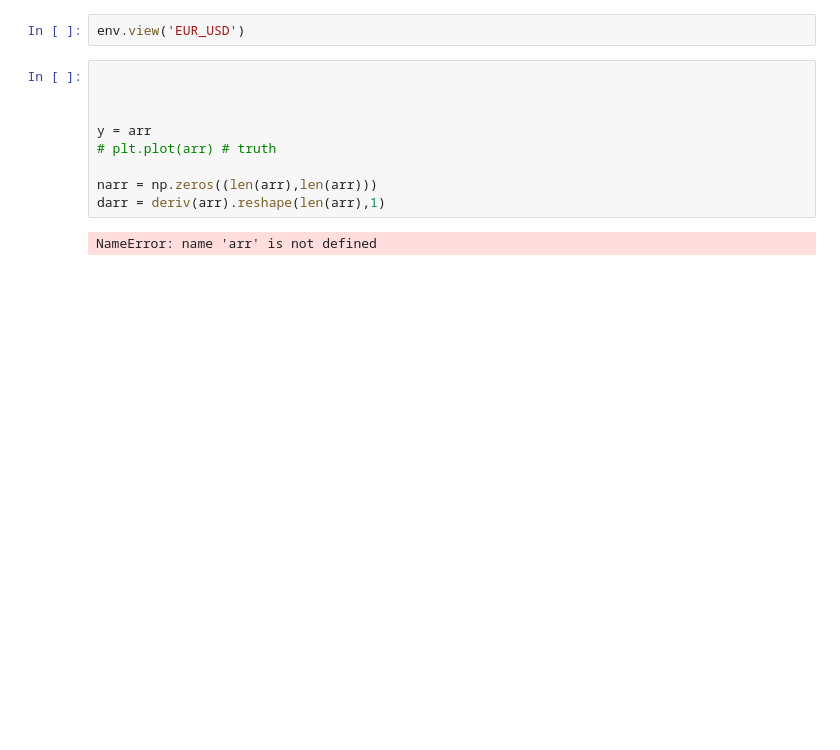
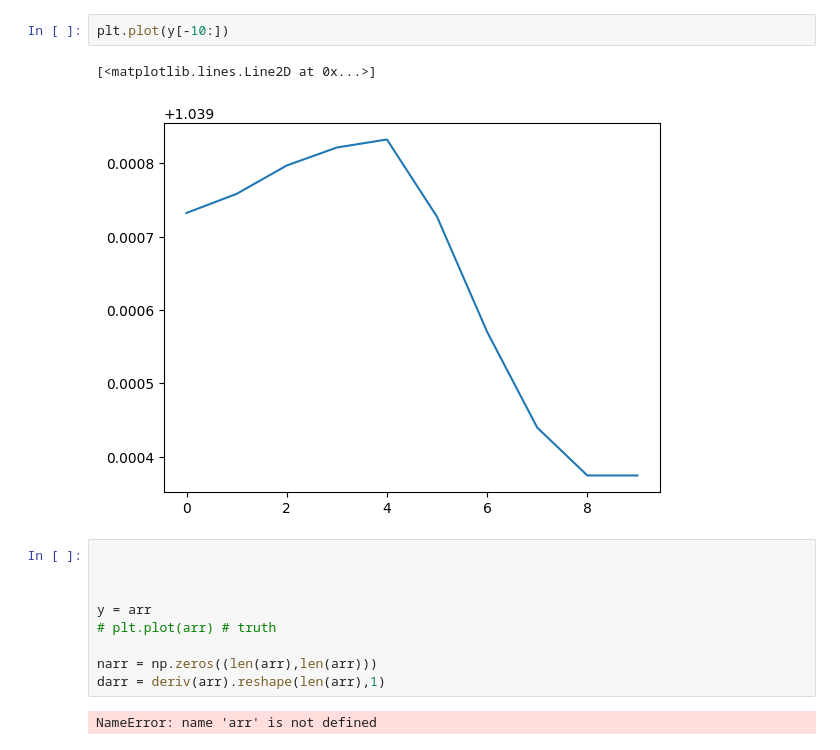
Before and after one commit to Excaliabure/Financialbetting, a Jupyter notebook: Forex/oanda/draft.ipynb, the cells around one changed output. Cells and saved outputs as stored; diff of their text form; blank space fills up the shorter version.

```diff
--- a/Forex/oanda/draft.ipynb
+++ b/Forex/oanda/draft.ipynb
@@ -59,5 +59,8 @@ KeyboardInterrupt:
-# %%
-env.view('EUR_USD')
+# %%
+plt.plot(y[-10:])
+# %% [output]
+[<matplotlib.lines.Line2D at 0x...>]
+[figure, added]
 # %%
 
 
```
Also changed, not shown: parts of 2 cells of this notebook, 1 other file.
